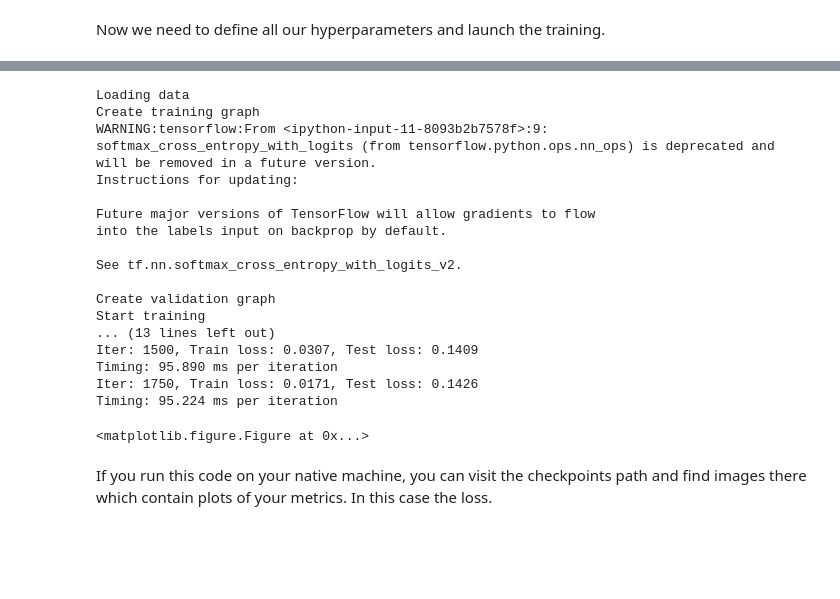
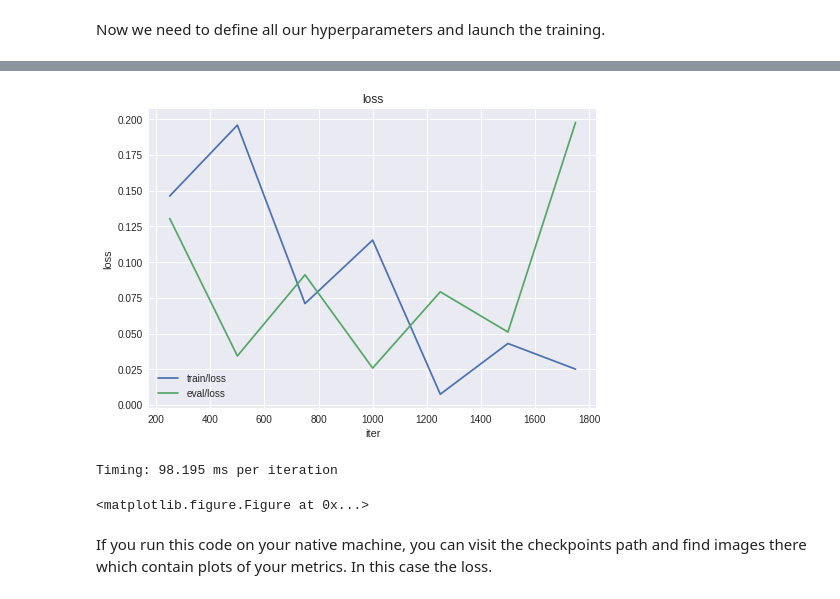
Before and after one commit to penguinmenac3/starttf, a Jupyter notebook: starttf/examples/mnist_starttf_explanation.ipynb, the cells around one changed output, grey strips where cells are left out. Cells and saved outputs as stored; diff of their text form; code cells hidden in the pictures; blank space fills up the shorter version.

Commit message:
Updated mnist example notebook to use notebook features.

```diff
--- a/starttf/examples/mnist_starttf_explanation.ipynb
+++ b/starttf/examples/mnist_starttf_explanation.ipynb
@@ -122,7 +125,8 @@ def create_loss(model, labels, mode, hyper_params):
 
     # Add loss
     labels = tf.reshape(labels["probs"], [-1, 10])
-    loss_op = tf.reduce_mean(tf.nn.softmax_cross_entropy_with_logits(logits=model["logits"], labels=labels))
+    ce = tf.nn.softmax_cross_entropy_with_logits(logits=model["logits"], labels=labels)
+    loss_op = tf.reduce_mean(ce)
     # For tensorboard, we don't use that now.
     #tf.summary.scalar(mode_name + '/loss', loss_op)
     metrics[mode_name + '/loss'] = loss_op
@@ -146,5 +150,5 @@ hyper_params = Dict2Obj(hyper_params_dict)
 
 from starttf.estimators.scientific_estimator import easy_train_and_evaluate
 
-easy_train_and_evaluate(hyper_params, mnist_model, create_loss)
+easy_train_and_evaluate(hyper_params, mnist_model, create_loss, inline_plotting=True)
 # %% [output]
@@ -152,20 +156,5 @@ Using TensorFlow backend.
+[figure, added]
-Loading data
-Create training graph
-WARNING:tensorflow:From <ipython-input-11-8093b2b7578f>:9: softmax_cross_entropy_with_logits (from tensorflow.python.ops.nn_ops) is deprecated and will be removed in a future version.
-Instructions for updating:
-
-Future major versions of TensorFlow will allow gradients to flow
-into the labels input on backprop by default.
-
-See tf.nn.softmax_cross_entropy_with_logits_v2.
-
-Create validation graph
-Start training
-... (13 lines left out)
-Iter: 1500, Train loss: 0.0307, Test loss: 0.1409
-Timing: 95.890 ms per iteration
-Iter: 1750, Train loss: 0.0171, Test loss: 0.1426
-Timing: 95.224 ms per iteration
+Timing: 98.195 ms per iteration
 <matplotlib.figure.Figure at 0x...>
 # %% [markdown]
 If you run this code on your native machine, you can visit the checkpoints path and find images there which contain plots of your metrics. In this case the loss.
```
Also changed, not shown: parts of 3 cells of this notebook.
